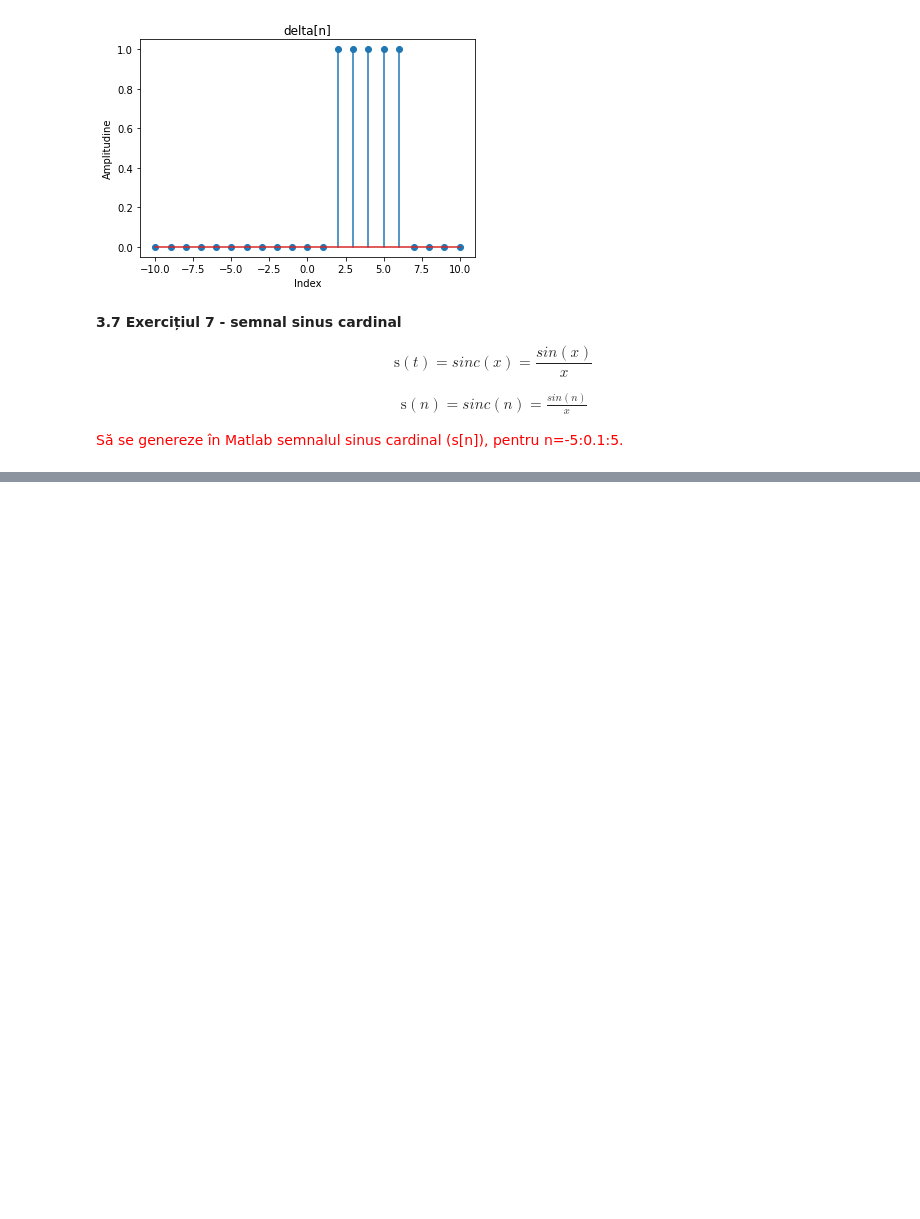
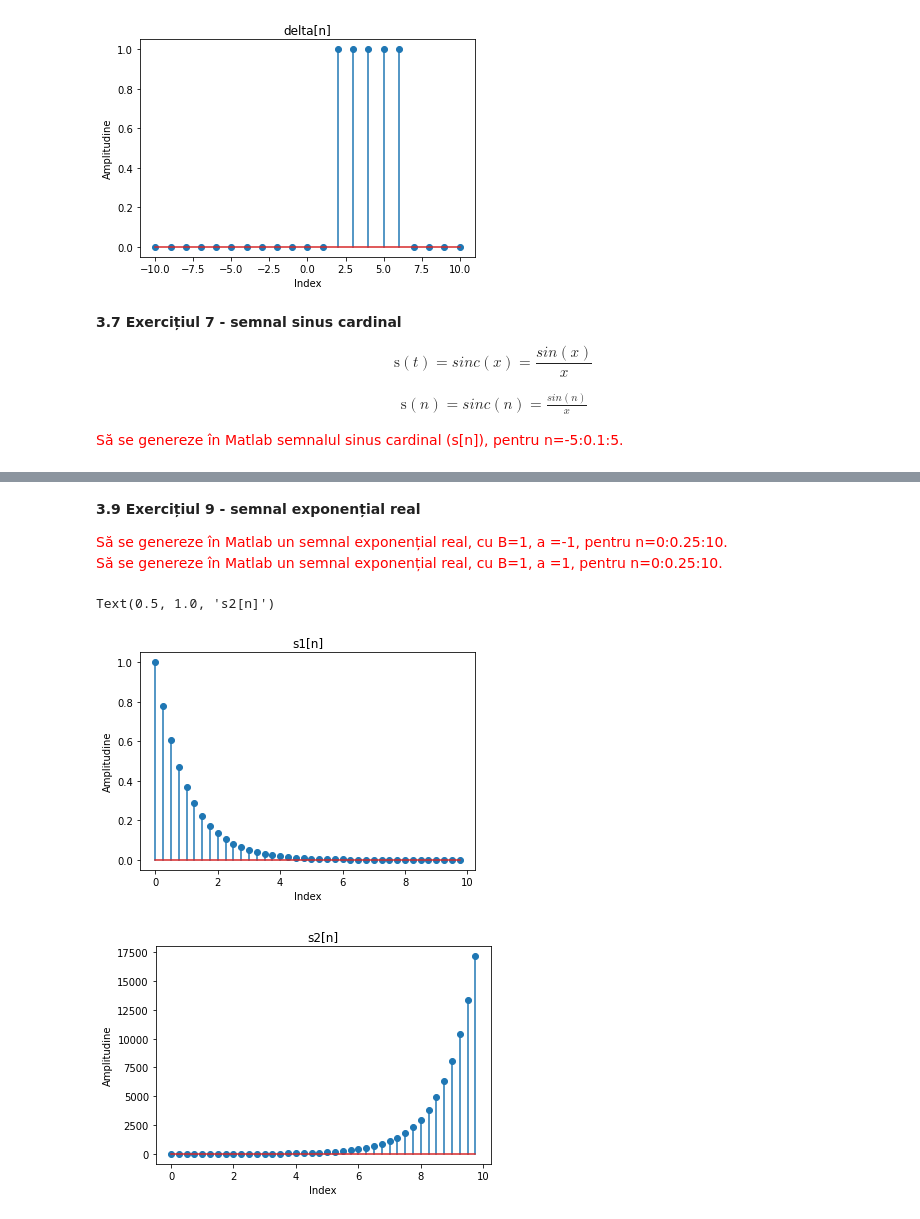
Before and after one commit to vladbstr/Python-Files-Tasks, a Jupyter notebook: lab2.ipynb, the cells around one changed output, grey strips where cells are left out. Saved outputs shown, nothing was run; the diff lists cells and outputs as text; code cells hidden in the pictures; blank space fills up the shorter version.

```diff
--- a/lab2.ipynb
+++ b/lab2.ipynb
@@ -200,0 +231,28 @@ TypeError: ignored
+# %% [markdown]
+**3.9 Exercițiul 9 - semnal exponențial real**
+
+<font color='red'>Să se genereze în Matlab un semnal exponențial real, cu B=1, a =-1, pentru
+n=0:0.25:10.</font>
+<br>
+<font color='red'>Să se genereze în Matlab un semnal exponențial real, cu B=1, a =1, pentru
+n=0:0.25:10.</font>
+# %%
+x = np.arange(0, 10, 0.25)
+B=1
+a=-1
+plt.figure()
+plt.stem(x, B*np.exp(a*x))
+plt.ylabel('Amplitudine')
+plt.xlabel('Index')
+plt.title('s1[n]')
+B=1
+a=1
+plt.figure()
+plt.stem(x, B*np.exp(a*x))
+plt.ylabel('Amplitudine')
+plt.xlabel('Index')
+plt.title('s2[n]')
+# %% [output]
+Text(0.5, 1.0, 's2[n]')
+[figure, added]
+[figure, added]
```
Also changed, not shown: parts of 12 cells of this notebook.
